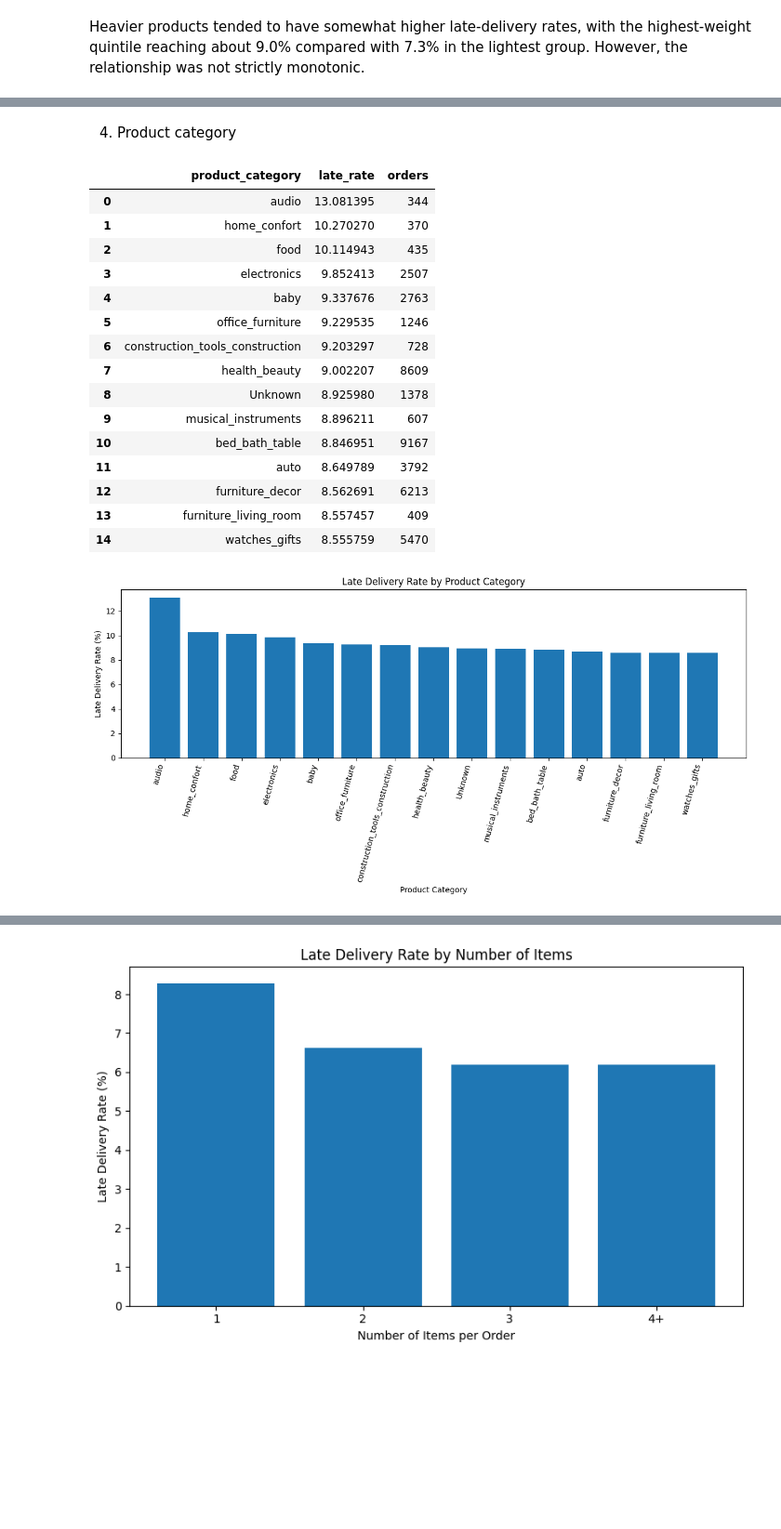
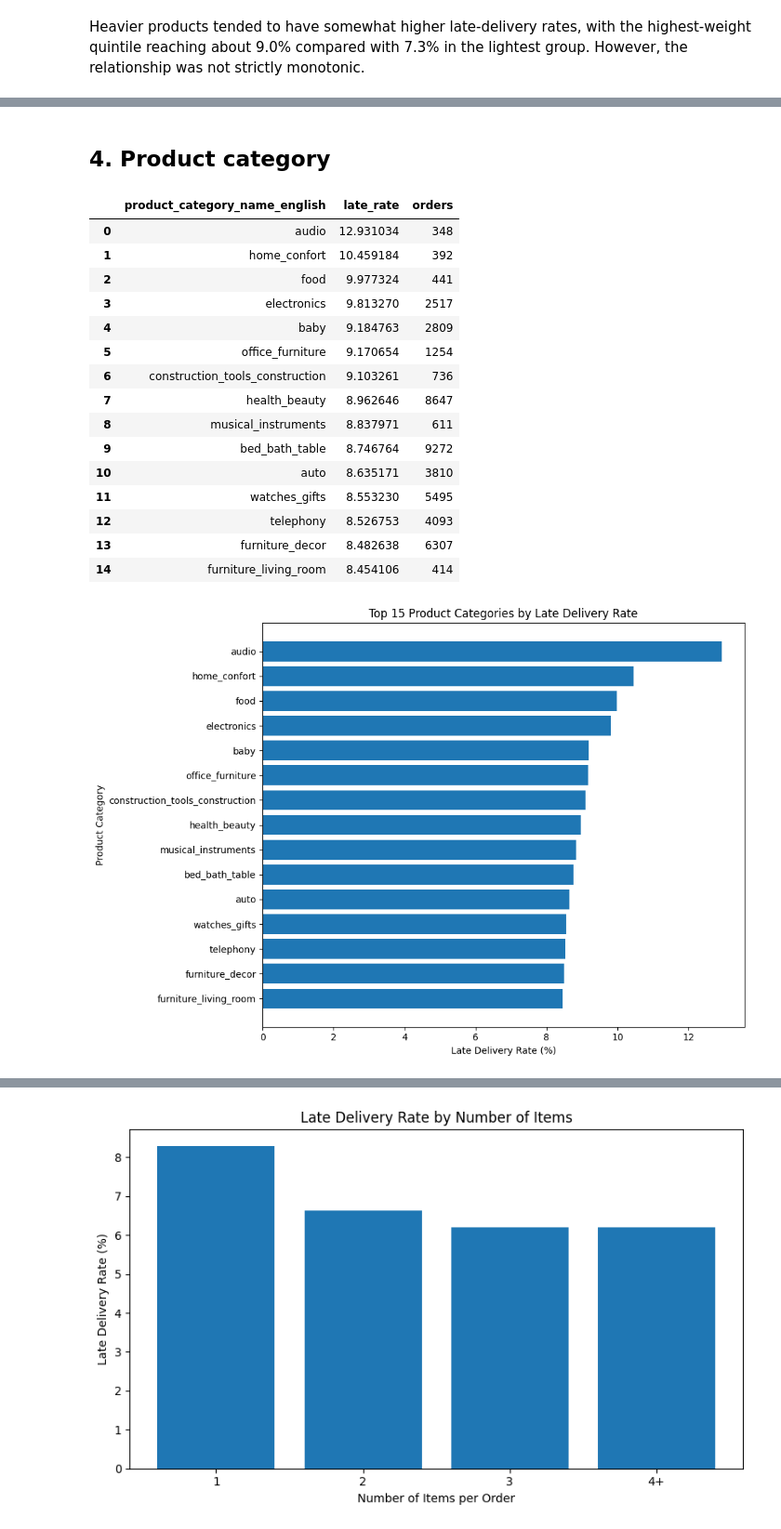
Before and after one commit to IT5006-Group9/IT5006-Group9-Olist-Project, a Jupyter notebook: notebooks/02_late_delivery_classification_eda.ipynb, the cells around one changed output, grey strips where cells are left out. Shown at 93% size. Cells and saved outputs as stored; diff of their text form; code cells hidden in the pictures; blank space fills up the shorter version.

Commit message:
fix: update late delivery EDA with v2 data and geography logic

```diff
--- a/notebooks/02_late_delivery_classification_eda.ipynb
+++ b/notebooks/02_late_delivery_classification_eda.ipynb
@@ -9,7 +13,7 @@ drive.mount('/content/drive')
 Mounted at /content/drive
 # %%
 consolidated = pd.read_csv(
-    '/content/drive/MyDrive/IT5006_Olist_Project/smartcommerce_consolidated.csv'
+    '/content/drive/MyDrive/IT5006_Olist_Project/smartcommerce_consolidated_v2.csv'
 )
 print(consolidated.shape)
 print(consolidated.columns.tolist())
@@ -505,11 +869,23 @@ Freight cost showed the clearest association with late delivery, with late-deliv
 # %% [markdown]
-
-
-4.   Product category
+## 4.   Product category
+# %%
+category_orders = (
+    consolidated[
+        consolidated['order_status'] == 'delivered'
+    ][
+        ['order_id', 'product_category_name_english', 'is_on_time']
+    ]
+    .drop_duplicates(['order_id', 'product_category_name_english'])
+    .copy()
+)
+
+category_orders['is_late'] = (
+    ~category_orders['is_on_time']
+).astype(int)
 # %%
 category_late = (
-    delivered
-    .groupby('product_category')
+    category_orders
+    .groupby('product_category_name_english')
     .agg(
         late_rate=('is_late', 'mean'),
         orders=('order_id', 'count')
@@ -520,45 +896,48 @@ category_late = (
 category_late['late_rate'] *= 100
 
 category_late = (
-    category_late[category_late['orders'] >= 300]
+    category_late[
+        category_late['orders'] >= 300
+    ]
     .sort_values('late_rate', ascending=False)
     .reset_index(drop=True)
 )
 
 category_late.head(15)
 # %% [output]
-|  | product_category | late_rate | orders |
-| 0 | audio | 13.081395 | 344 |
-| 1 | home_confort | 10.270270 | 370 |
-| 2 | food | 10.114943 | 435 |
-| 3 | electronics | 9.852413 | 2507 |
-| 4 | baby | 9.337676 | 2763 |
-| 5 | office_furniture | 9.229535 | 1246 |
-| 6 | construction_tools_construction | 9.203297 | 728 |
-| 7 | health_beauty | 9.002207 | 8609 |
-| 8 | Unknown | 8.925980 | 1378 |
-| 9 | musical_instruments | 8.896211 | 607 |
-| 10 | bed_bath_table | 8.846951 | 9167 |
-| 11 | auto | 8.649789 | 3792 |
-| 12 | furniture_decor | 8.562691 | 6213 |
-| 13 | furniture_living_room | 8.557457 | 409 |
-| 14 | watches_gifts | 8.555759 | 5470 |
+|  | product_category_name_english | late_rate | orders |
+| 0 | audio | 12.931034 | 348 |
+| 1 | home_confort | 10.459184 | 392 |
+| 2 | food | 9.977324 | 441 |
+| 3 | electronics | 9.813270 | 2517 |
+| 4 | baby | 9.184763 | 2809 |
+| 5 | office_furniture | 9.170654 | 1254 |
+| 6 | construction_tools_construction | 9.103261 | 736 |
+| 7 | health_beauty | 8.962646 | 8647 |
+| 8 | musical_instruments | 8.837971 | 611 |
+| 9 | bed_bath_table | 8.746764 | 9272 |
+| 10 | auto | 8.635171 | 3810 |
+| 11 | watches_gifts | 8.553230 | 5495 |
+| 12 | telephony | 8.526753 | 4093 |
+| 13 | furniture_decor | 8.482638 | 6307 |
+| 14 | furniture_living_room | 8.454106 | 414 |
 # %%
 top_categories = category_late.head(15)
 
-plt.figure(figsize=(12, 6))
+plt.figure(figsize=(10, 7))
 
-plt.bar(
-    top_categories['product_category'],
+plt.barh(
+    top_categories['product_category_name_english'],
     top_categories['late_rate']
 )
 
-plt.title('Late Delivery Rate by Product Category')
-plt.xlabel('Product Category')
-plt.ylabel('Late Delivery Rate (%)')
-plt.xticks(rotation=75, ha='right')
+plt.xlabel('Late Delivery Rate (%)')
+plt.ylabel('Product Category')
+plt.title('Top 15 Product Categories by Late Delivery Rate')
+
+plt.gca().invert_yaxis()
+
 plt.tight_layout()
-
 plt.show()
 # %% [output]
-[figure, old version]
+[figure, new version]
```
Also changed, not shown: parts of 99 cells of this notebook.
